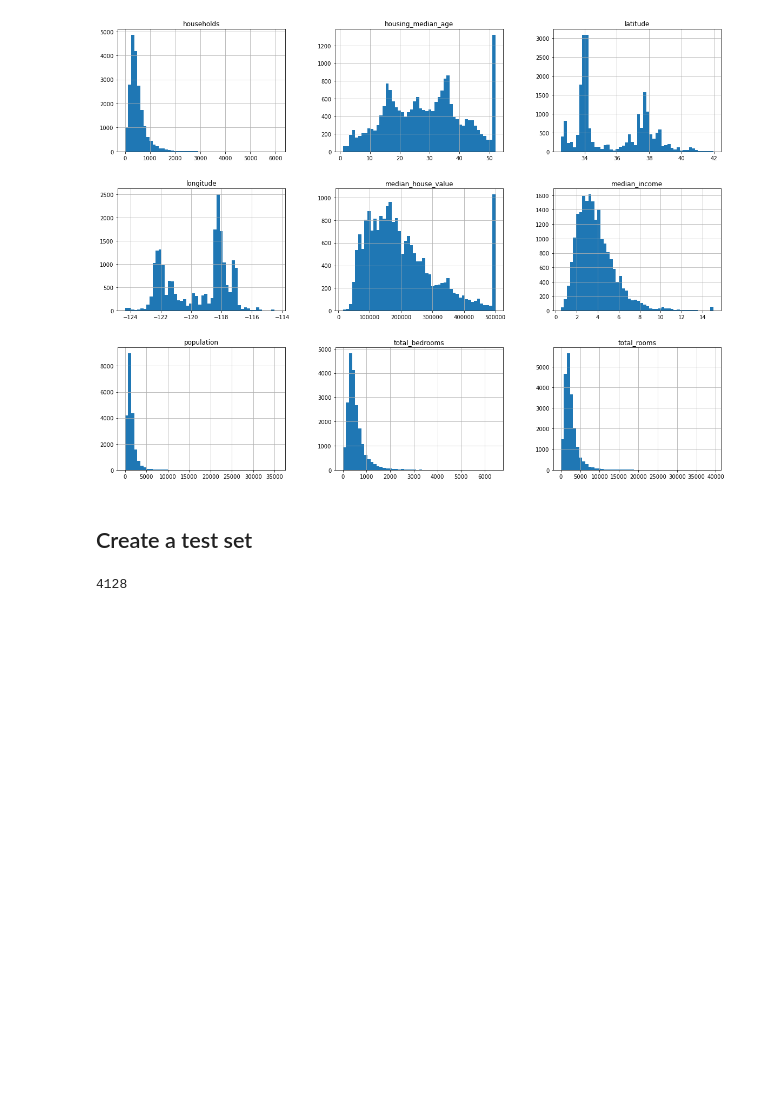
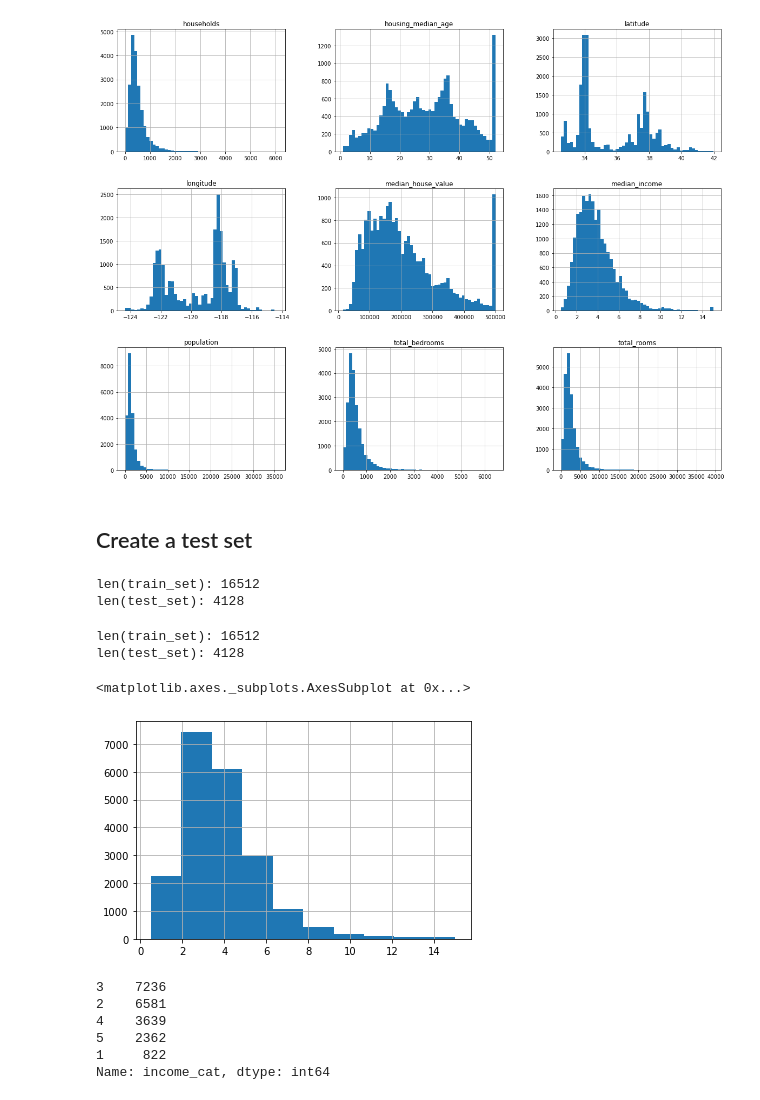
Before and after one commit to RenanNascimento/machine-learning, a Jupyter notebook: projects/housing-price/housing_price.ipynb, the cells around one changed output. Saved outputs shown, nothing was run; the diff lists cells and outputs as text; code cells hidden in the pictures; blank space fills up the shorter version.

Commit message:
Add visualizing data housing_price notebook

```diff
--- a/projects/housing-price/housing_price.ipynb
+++ b/projects/housing-price/housing_price.ipynb
@@ -115,10 +115,11 @@ def split_train_test(data, test_ratio):
     return data.iloc[train_indices], data.iloc[test_indices]
 
 train_set, test_set = split_train_test(housing, 0.2)
-len(train_set)
-len(test_set)
+print("len(train_set):", len(train_set))
+print("len(test_set):", len(test_set))
 # %% [output]
-4128
+len(train_set): 16512
+len(test_set): 4128
 # %%
 # The above solution to split between train and test set will break the next time you fetch an updated dataset.
 # To have a stable train/test split even after updating the dataset, a common solution is to use each instance's
@@ -147,3 +148,33 @@ train_set, test_set = split_train_test_by_id(housing_with_id, 0.2, "index")
 ## or using scikit-learn
 from sklearn.model_selection import train_test_split
 train_set, test_set = train_test_split(housing, test_size=0.2, random_state=42)
+print("len(train_set):", len(train_set))
+print("len(test_set):", len(test_set))
+# %% [output]
+len(train_set): 16512
+len(test_set): 4128
+# %%
+# To avoid sampling bias, it is interesting to apply stratified sampling.
+# That way your train test will better represents the real data
+# In this project we can suppose that median income is a very important attribute to predict median housing prices,
+# devide the data into categories and do some stratified sampling
+
+# just plotting median income hist
+housing["median_income"].hist()
+# %% [output]
+<matplotlib.axes._subplots.AxesSubplot at 0x...>
+[figure, added]
+# %%
+# creating income category attribute with five categories
+
+housing["income_cat"] = pd.cut(housing["median_income"],
+                              bins=[0., 1.5, 3.0, 4.5, 6., np.inf],
+                              labels=[1, 2, 3, 4, 5])
+housing["income_cat"].value_counts()
+# %% [output]
+3    7236
+2    6581
+4    3639
+5    2362
+1     822
+Name: income_cat, dtype: int64
```
Also changed, not shown: parts of 15 cells of this notebook.
